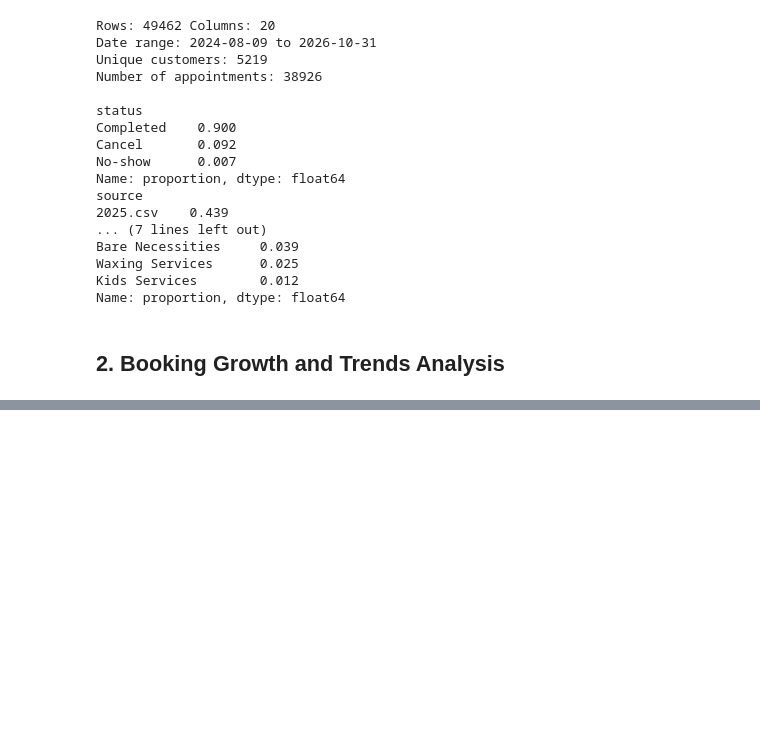
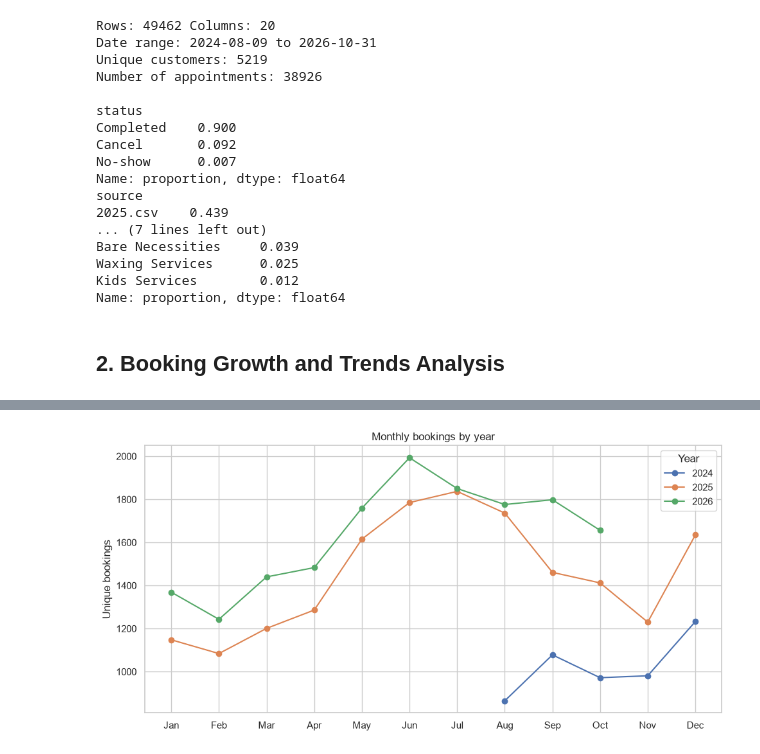
Before and after one commit to pdiuxinhxinh/Nails_Salon_Analysis, a Jupyter notebook: notebooks/eda.ipynb, the cells around one changed output, grey strips where cells are left out. Drawn from its saved outputs; the diff is of its cells as text; code cells hidden in the pictures; blank space fills up the shorter version.

```diff
--- a/notebooks/eda.ipynb
+++ b/notebooks/eda.ipynb
@@ -60,3 +96,18 @@ Name: proportion, dtype: float64
+# %%
+booking_year = (booking_time
+           .to_frame("bookings")
+           .assign(year=lambda d: d.index.year, month=lambda d: d.index.month)
+           .pivot(index="month", columns="year", values="bookings"))
+
+ax = booking_year.plot(figsize=(10, 5), marker="o")
+ax.set_xticks(range(1, 13))
+ax.set_xticklabels(["Jan","Feb","Mar","Apr","May","Jun","Jul","Aug","Sep","Oct","Nov","Dec"])
+ax.set(title="Monthly bookings by year", xlabel="", ylabel="Unique bookings")
+ax.legend(title="Year")
+plt.tight_layout()
+plt.show()
+# %% [output]
+[figure, added]
 # %%
 booking_month= df.groupby("month")["number"].nunique()
 
```
Also changed, not shown: parts of 7 cells of this notebook, 2 other files.
